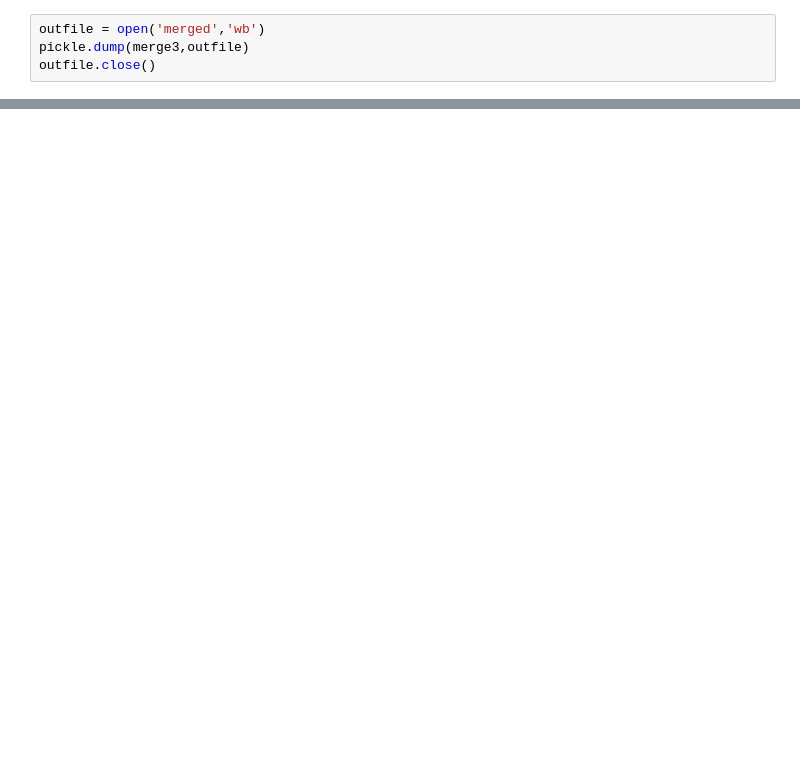
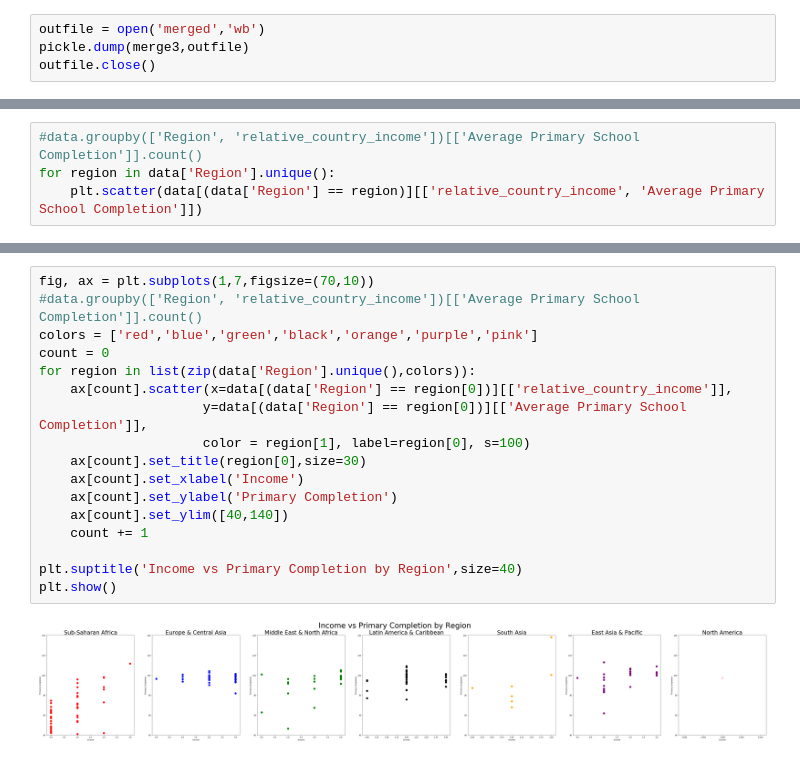
Before and after one commit to Yee-Brian14/primary_completion_rate, a Jupyter notebook: working-notebook.ipynb, the cells around one changed output, grey strips where cells are left out. Drawn from its saved outputs; the diff is of its cells as text; blank space fills up the shorter version.

```diff
--- a/working-notebook.ipynb
+++ b/working-notebook.ipynb
@@ -228,0 +483,4 @@ outfile.close()
+# %%
+#data.groupby(['Region', 'relative_country_income'])[['Average Primary School Completion']].count()
+for region in data['Region'].unique():
+    plt.scatter(data[(data['Region'] == region)][['relative_country_income', 'Average Primary School Completion']])
@@ -228,0 +505,19 @@ outfile.close()
+# %%
+fig, ax = plt.subplots(1,7,figsize=(70,10))
+#data.groupby(['Region', 'relative_country_income'])[['Average Primary School Completion']].count()
+colors = ['red','blue','green','black','orange','purple','pink']
+count = 0
+for region in list(zip(data['Region'].unique(),colors)):
+    ax[count].scatter(x=data[(data['Region'] == region[0])][['relative_country_income']],
+                     y=data[(data['Region'] == region[0])][['Average Primary School Completion']],
+                     color = region[1], label=region[0], s=100)
+    ax[count].set_title(region[0],size=30)
+    ax[count].set_xlabel('Income')
+    ax[count].set_ylabel('Primary Completion')
+    ax[count].set_ylim([40,140])
+    count += 1
+
+plt.suptitle('Income vs Primary Completion by Region',size=40)
+plt.show()
+# %% [output]
+[figure, added]
```
Also changed, not shown: parts of 31 cells of this notebook, 1 other file.
